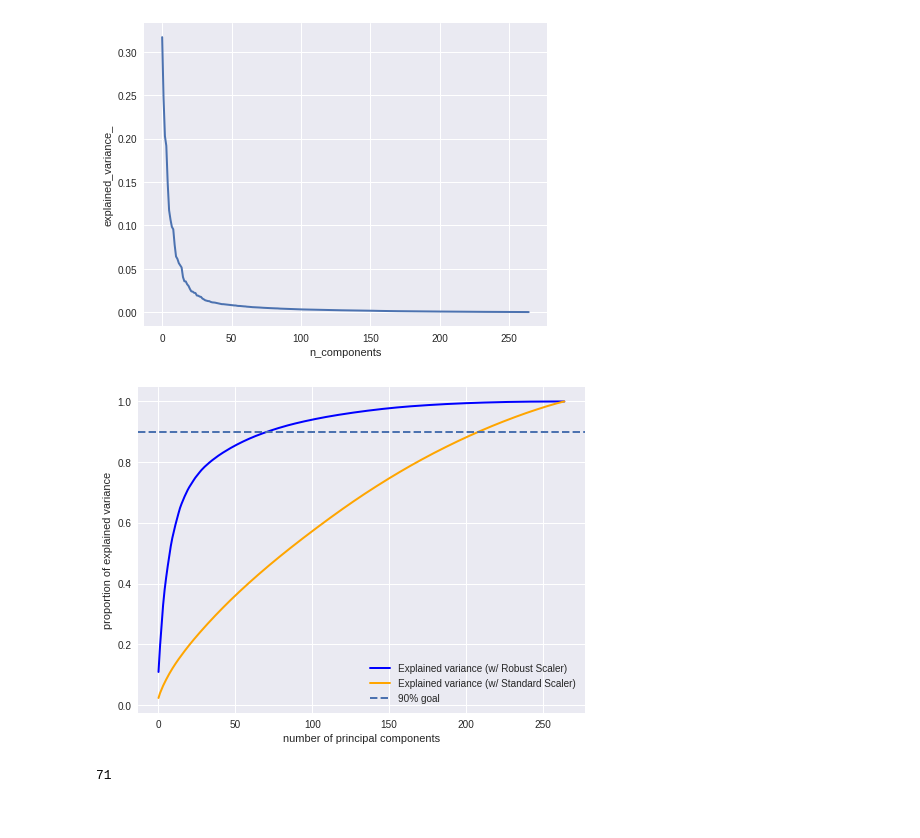
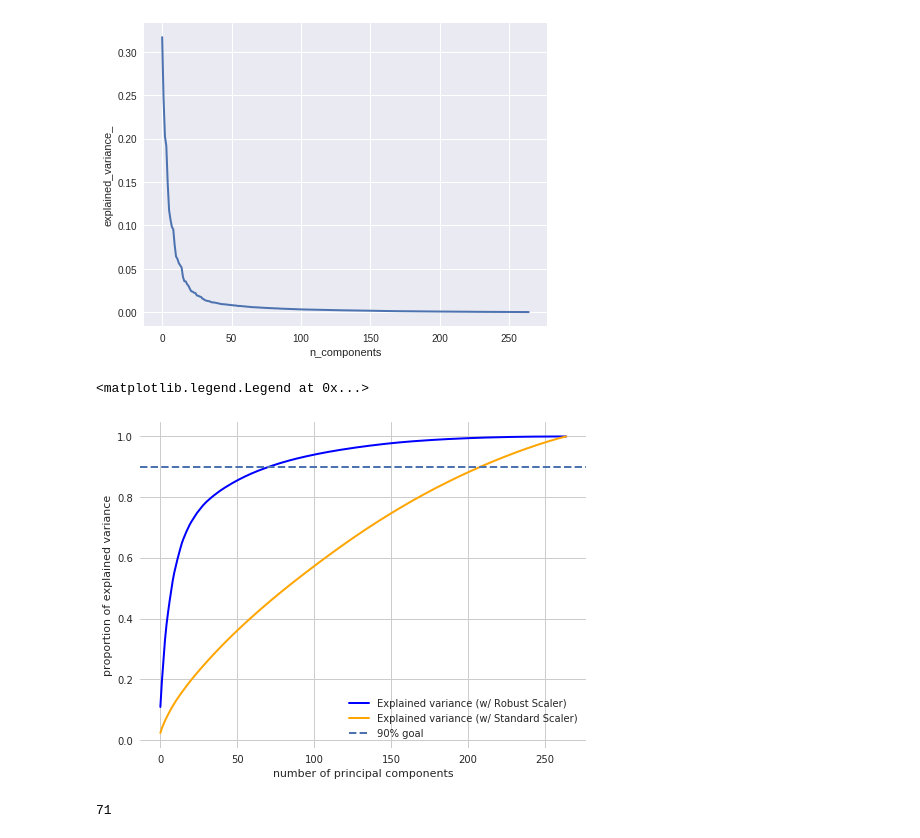
Before and after one commit to sn-ekstrand/content-based-anime-recommender, a Jupyter notebook: dimensionality_reduction.ipynb, the cells around one changed output. Saved outputs shown, nothing was run; the diff lists cells and outputs as text; code cells hidden in the pictures.

```diff
--- a/PCA_notebook.ipynb
+++ b/dimensionality_reduction.ipynb
@@ -18,6 +18,9 @@ from sklearn.preprocessing import StandardScaler, RobustScaler
 from sklearn.decomposition import PCA, NMF
 
 plt.style.use('seaborn')
+# %%
+sns.set_style("whitegrid",
+              {'patch.edgecolor': 'k'})
 # %%
 genres_item_matrix = pd.read_csv('data/genres_item_matrix.csv', index_col='id')
 tag_item_matrix = pd.read_csv('data/tag_item_matrix.csv', index_col='id')
@@ -231,21 +246,21 @@ plt.ylabel('explained_variance_');
 # %%
 total_variance = np.sum(pca_robust_scaled.explained_variance_)
 cum_variance = np.cumsum(pca_robust_scaled.explained_variance_)
 prop_var_expl = cum_variance/total_variance
 
 fig, ax = plt.subplots(figsize=(8,6))
 ax.plot(prop_var_expl, color = 'blue', linewidth=2, label='Explained variance (w/ Robust Scaler)')
 ax.plot(prop_var_expl_ss, color = 'orange', linewidth=2, label='Explained variance (w/ Standard Scaler)')
 ax.axhline(0.9, label='90% goal', linestyle='--', linewidth=2)
 ax.set_ylabel('proportion of explained variance')
 ax.set_xlabel('number of principal components')
 ax.legend()
-plt.savefig('images/pca_chart.png',
-            dpi=96,
-            format='png',
-            transparent=True);
+# plt.savefig('images/pca_chart.png',
+#             dpi=96,
+#             format='png');
 # %% [output]
+<matplotlib.legend.Legend at 0x...>
-[figure, old version]
+[figure, new version]
 # %%
 len(prop_var_expl[prop_var_expl <= 0.9])
 # %% [output]
```
Also changed, not shown: parts of 19 cells of this notebook.
